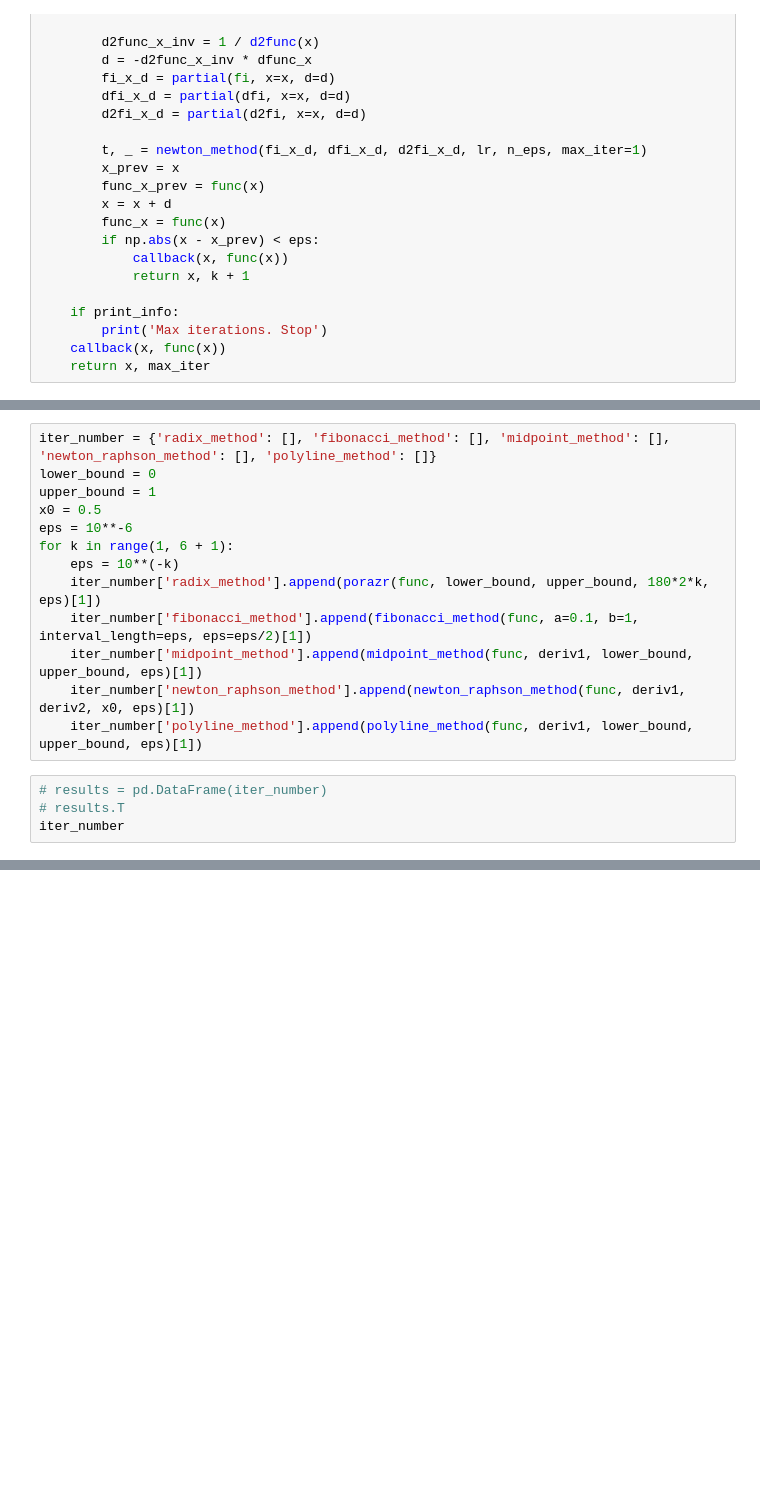
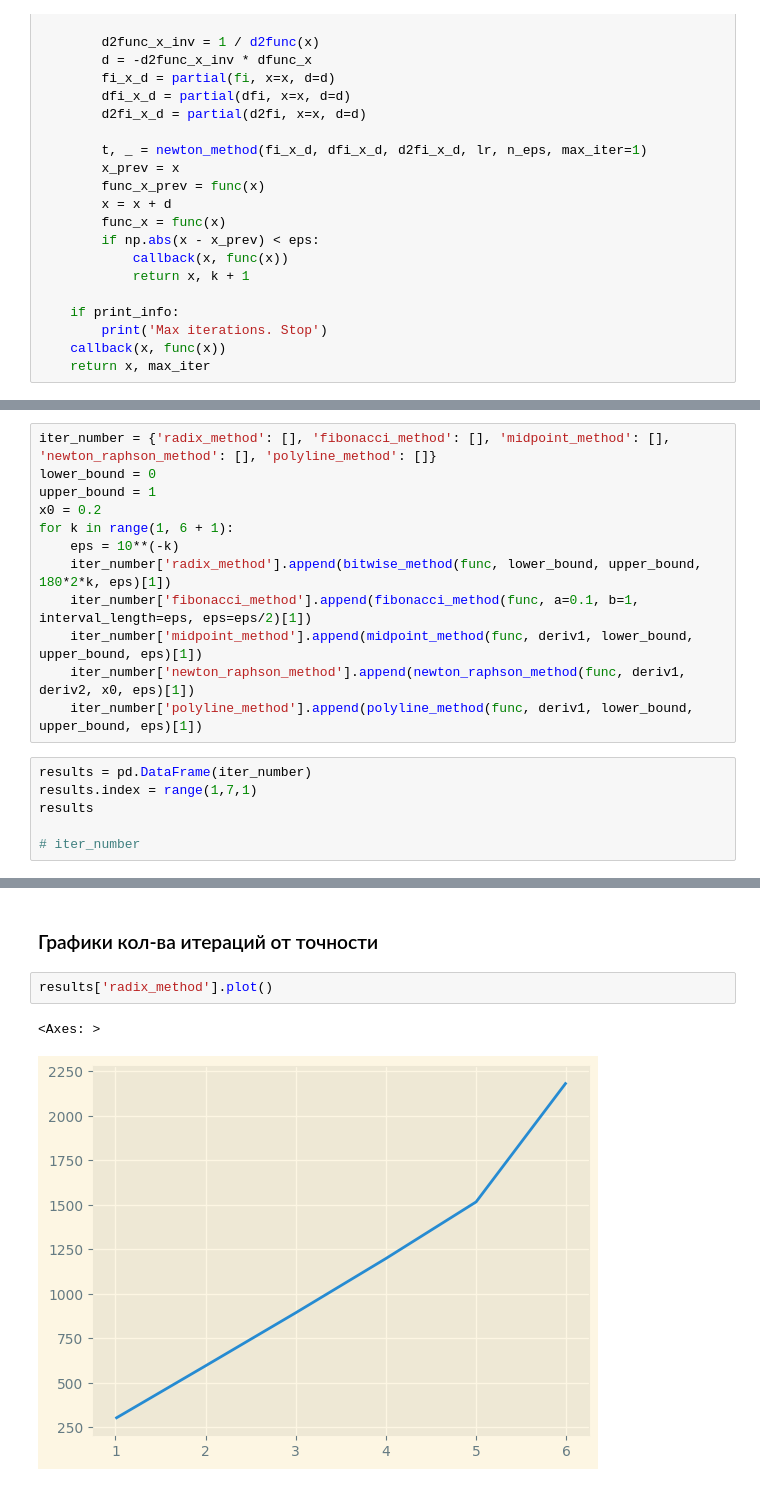
Before and after one commit to WhyNotKo/optimization, a Jupyter notebook: lab 1.ipynb, the cells around one changed output, grey strips where cells are left out. Drawn from its saved outputs; the diff is of its cells as text; blank space fills up the shorter version.

```diff
--- a/lab 1.ipynb
+++ b/lab 1.ipynb
@@ -335,17 +359,18 @@ polyline_method(func, deriv1, 0,1,10**-6)
 iter_number = {'radix_method': [], 'fibonacci_method': [], 'midpoint_method': [], 'newton_raphson_method': [], 'polyline_method': []}
 lower_bound = 0
 upper_bound = 1
-x0 = 0.5
-eps = 10**-6
+x0 = 0.2
 for k in range(1, 6 + 1):
     eps = 10**(-k)
-    iter_number['radix_method'].append(porazr(func, lower_bound, upper_bound, 180*2*k, eps)[1])
+    iter_number['radix_method'].append(bitwise_method(func, lower_bound, upper_bound, 180*2*k, eps)[1])
     iter_number['fibonacci_method'].append(fibonacci_method(func, a=0.1, b=1, interval_length=eps, eps=eps/2)[1])
     iter_number['midpoint_method'].append(midpoint_method(func, deriv1, lower_bound, upper_bound, eps)[1])
     iter_number['newton_raphson_method'].append(newton_raphson_method(func, deriv1, deriv2, x0, eps)[1])
     iter_number['polyline_method'].append(polyline_method(func, deriv1, lower_bound, upper_bound, eps)[1])
 # %%
-# results = pd.DataFrame(iter_number)
-# results.T
-iter_number
+results = pd.DataFrame(iter_number)
+results.index = range(1,7,1)
+results
+
+# iter_number
 # %% [output]
@@ -356,0 +384,7 @@ iter_number
+# %% [markdown]
+### Графики кол-ва итераций от точности
+# %%
+results['radix_method'].plot()
+# %% [output]
+<Axes: >
+[figure, added]
```
Also changed, not shown: parts of 42 cells of this notebook.
